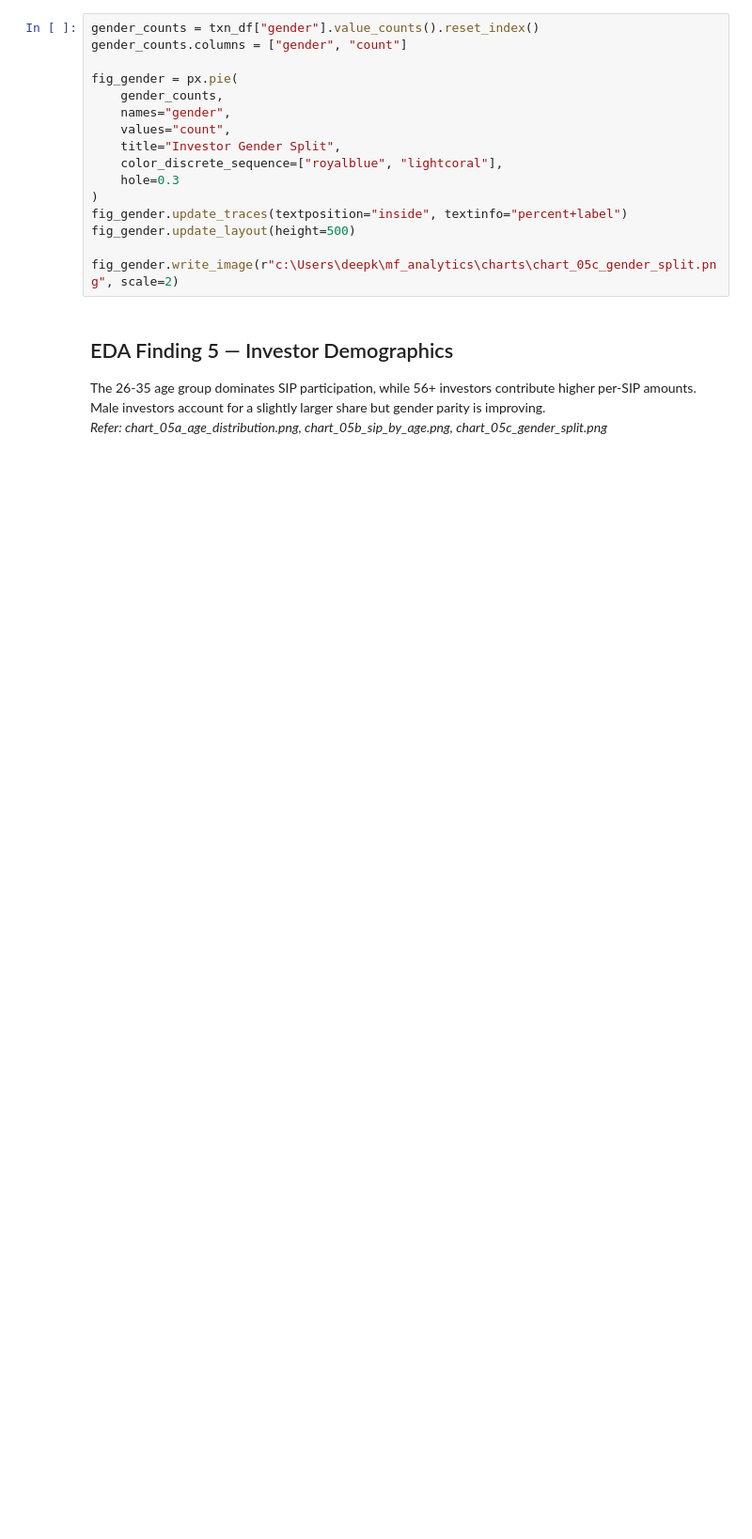
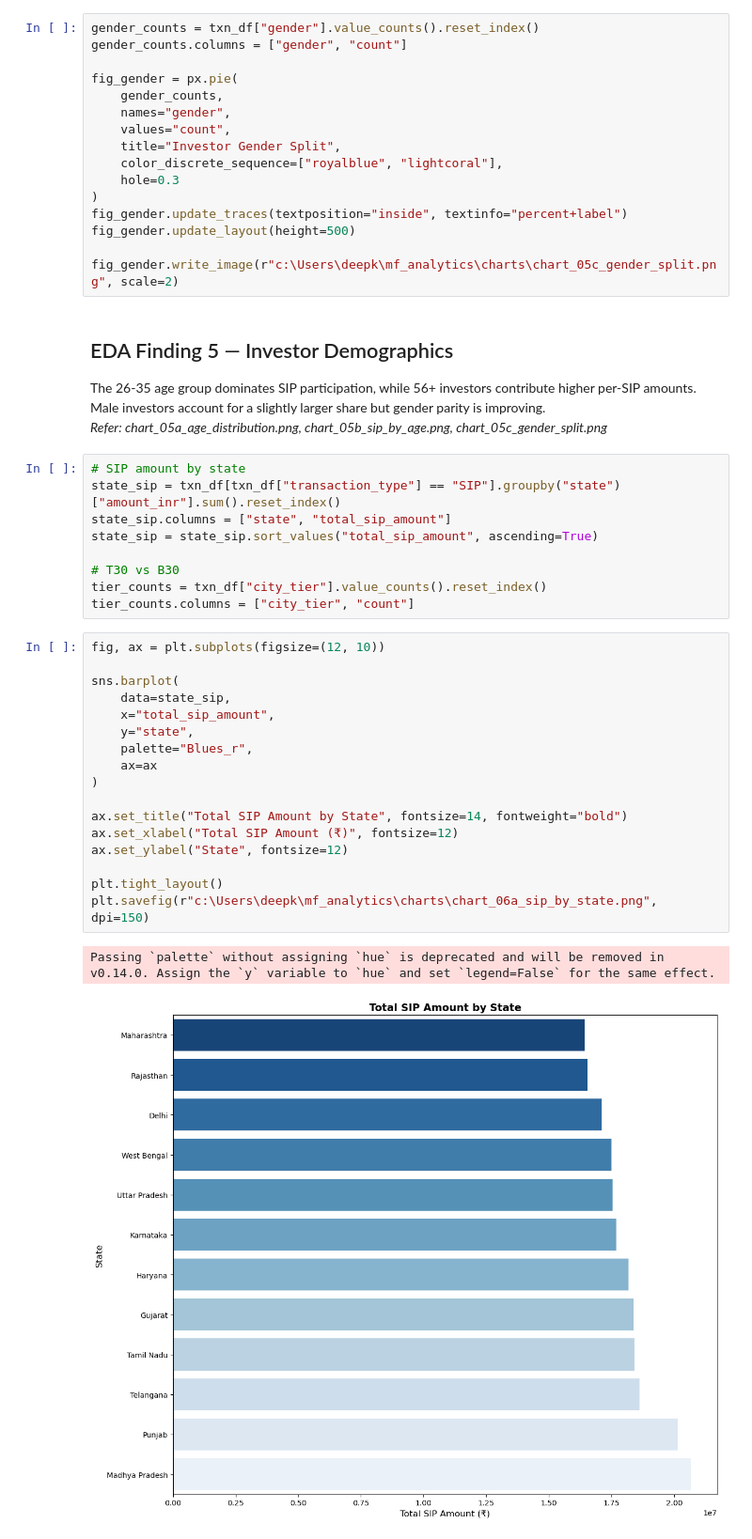
Before and after one commit to Deep-keni/mutual_fund_analytics, a Jupyter notebook: notebooks/EDA_Analysis.ipynb, the cells around one changed output. Shown at 94% size. Drawn from its saved outputs; the diff is of its cells as text; blank space fills up the shorter version.

Commit message:
Day 3: EDA Analysis complete - 15 charts, 10 findings

```diff
--- a/notebooks/EDA_Analysis.ipynb
+++ b/notebooks/EDA_Analysis.ipynb
@@ -275,3 +301,32 @@ The 26-35 age group dominates SIP participation, while 56+ investors
 contribute higher per-SIP amounts. Male investors account for a
 slightly larger share but gender parity is improving.
 *Refer: chart_05a_age_distribution.png, chart_05b_sip_by_age.png, chart_05c_gender_split.png*
+# %%
+# SIP amount by state
+state_sip = txn_df[txn_df["transaction_type"] == "SIP"].groupby("state")["amount_inr"].sum().reset_index()
+state_sip.columns = ["state", "total_sip_amount"]
+state_sip = state_sip.sort_values("total_sip_amount", ascending=True)
+
+# T30 vs B30
+tier_counts = txn_df["city_tier"].value_counts().reset_index()
+tier_counts.columns = ["city_tier", "count"]
+# %%
+fig, ax = plt.subplots(figsize=(12, 10))
+
+sns.barplot(
+    data=state_sip,
+    x="total_sip_amount",
+    y="state",
+    palette="Blues_r",
+    ax=ax
+)
+
+ax.set_title("Total SIP Amount by State", fontsize=14, fontweight="bold")
+ax.set_xlabel("Total SIP Amount (₹)", fontsize=12)
+ax.set_ylabel("State", fontsize=12)
+
+plt.tight_layout()
+plt.savefig(r"c:\Users\deepk\mf_analytics\charts\chart_06a_sip_by_state.png", dpi=150)
+# %% [output]
+Passing `palette` without assigning `hue` is deprecated and will be removed in v0.14.0. Assign the `y` variable to `hue` and set `legend=False` for the same effect.
+[figure, added]
```
Also changed, not shown: parts of 21 cells of this notebook, 9 other files.
